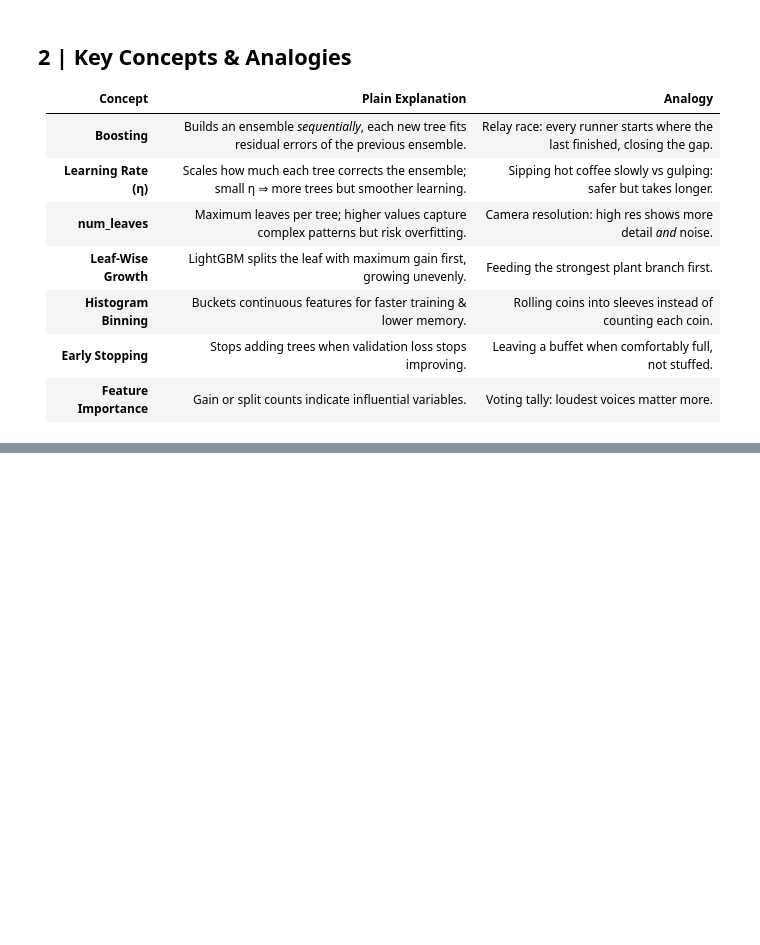
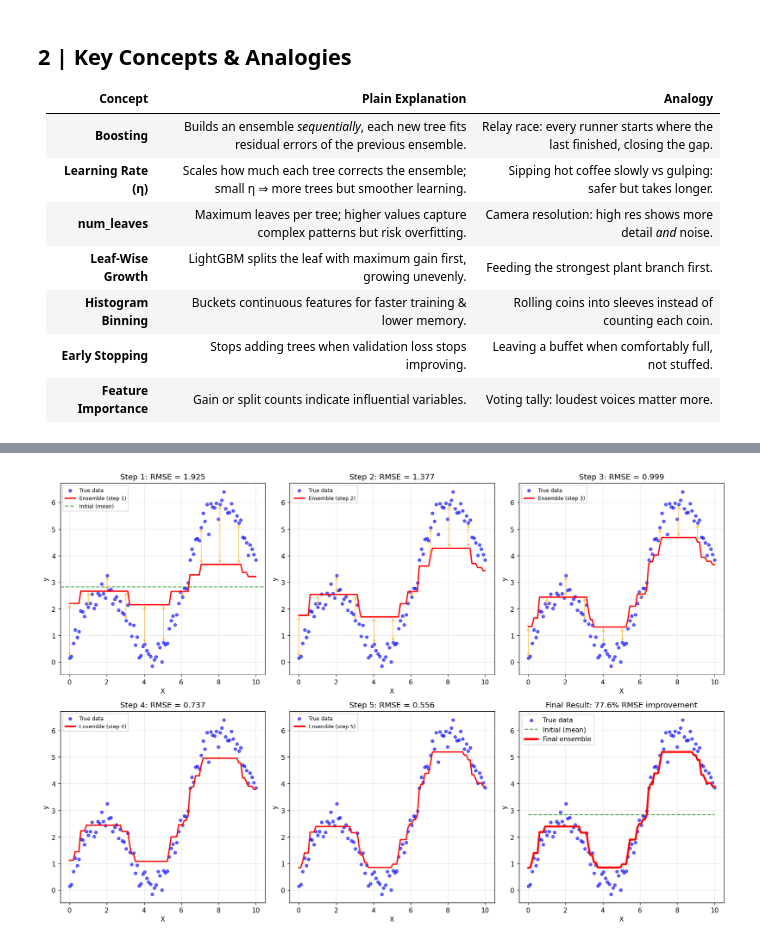
Before and after one commit to MarRoth93/Study_ML, a Jupyter notebook: supervised_learning/04_lightgbm_regression.ipynb, the cells around one changed output, grey strips where cells are left out. Cells and saved outputs as stored; diff of their text form; code cells hidden in the pictures; blank space fills up the shorter version.

```diff
--- a/supervised_learning/04_lightgbm_regression.ipynb
+++ b/supervised_learning/04_lightgbm_regression.ipynb
@@ -23,0 +67,87 @@ By the end of this module you will be able to:
+# %%
+# Visual Demo: Gradient Boosting Intuition
+import numpy as np
+import matplotlib.pyplot as plt
+from sklearn.tree import DecisionTreeRegressor
+
+# Generate simple non-linear data
+np.random.seed(42)
+X_demo = np.linspace(0, 10, 100).reshape(-1, 1)
+y_true = 2 * np.sin(X_demo.ravel()) + 0.5 * X_demo.ravel() + np.random.normal(0, 0.3, 100)
+
+# Simulate gradient boosting step by step
+fig, axes = plt.subplots(2, 3, figsize=(15, 10))
+axes = axes.flatten()
+
+# Initial prediction (mean)
+initial_pred = np.full_like(y_true, y_true.mean())
+ensemble_pred = initial_pred.copy()
+
+learning_rate = 0.3
+models = []
+
+for step in range(5):
+    ax = axes[step]
+
+    # Calculate residuals
+    residuals = y_true - ensemble_pred
+
+    # Train tree on residuals
+    tree = DecisionTreeRegressor(max_depth=3, random_state=step)
+    tree.fit(X_demo, residuals)
+    tree_pred = tree.predict(X_demo)
+    models.append(tree)
+
+    # Update ensemble
+    ensemble_pred += learning_rate * tree_pred
+
+    # Plot
+    ax.scatter(X_demo.ravel(), y_true, alpha=0.6, c='blue', s=20, label='True data')
+    ax.plot(X_demo.ravel(), ensemble_pred, 'r-', linewidth=2, label=f'Ensemble (step {step+1})')
+
+    if step == 0:
+        ax.axhline(y=y_true.mean(), color='green', linestyle='--', alpha=0.7, label='Initial (mean)')
+
+    # Show residuals as arrows for first few steps
+    if step < 3:
+        sample_indices = range(0, 100, 10)  # Every 10th point
+        for i in sample_indices:
+            if abs(residuals[i]) > 0.1:  # Only show significant residuals
+                ax.annotate('', xy=(X_demo[i], y_true[i]), xytext=(X_demo[i], ensemble_pred[i]),
+                           arrowprops=dict(arrowstyle='<->', color='orange', alpha=0.7, lw=1))
+
+    ax.set_title(f'Step {step+1}: RMSE = {np.sqrt(np.mean(residuals**2)):.3f}')
+    ax.set_xlabel('X')
+    ax.set_ylabel('y')
+    ax.legend(fontsize=8)
+    ax.grid(True, alpha=0.3)
+
+# Final comparison
+ax = axes[5]
+ax.scatter(X_demo.ravel(), y_true, alpha=0.6, c='blue', s=20, label='True data')
+ax.plot(X_demo.ravel(), initial_pred, 'g--', alpha=0.7, label='Initial (mean)')
+ax.plot(X_demo.ravel(), ensemble_pred, 'r-', linewidth=3, label='Final ensemble')
+
+# Calculate and show improvement
+initial_rmse = np.sqrt(np.mean((y_true - initial_pred)**2))
+final_rmse = np.sqrt(np.mean((y_true - ensemble_pred)**2))
+improvement = (initial_rmse - final_rmse) / initial_rmse * 100
+
+ax.set_title(f'Final Result: {improvement:.1f}% RMSE improvement')
+ax.set_xlabel('X')
+ax.set_ylabel('y')
+ax.legend()
+ax.grid(True, alpha=0.3)
+
+plt.tight_layout()
+plt.show()
+
+print("🔑 Key Gradient Boosting Insights:")
+print(f"• Started with RMSE = {initial_rmse:.3f} (just predicting mean)")
+print(f"• After 5 boosting steps: RMSE = {final_rmse:.3f}")
+print(f"• Improvement: {improvement:.1f}% reduction in error")
+print("• Each tree focuses on correcting previous ensemble's mistakes")
+print("• Learning rate controls how aggressively each tree contributes")
+print("• More trees = better fit, but risk of overfitting!")
+# %% [output]
+[figure, added]
```
Also changed, not shown: parts of 17 cells of this notebook.
